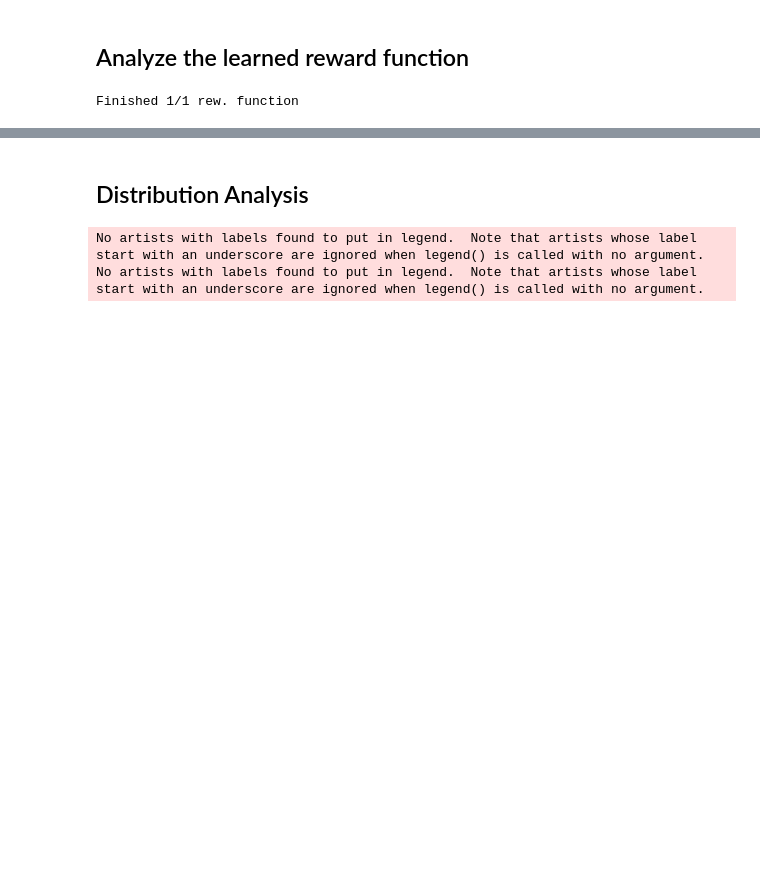
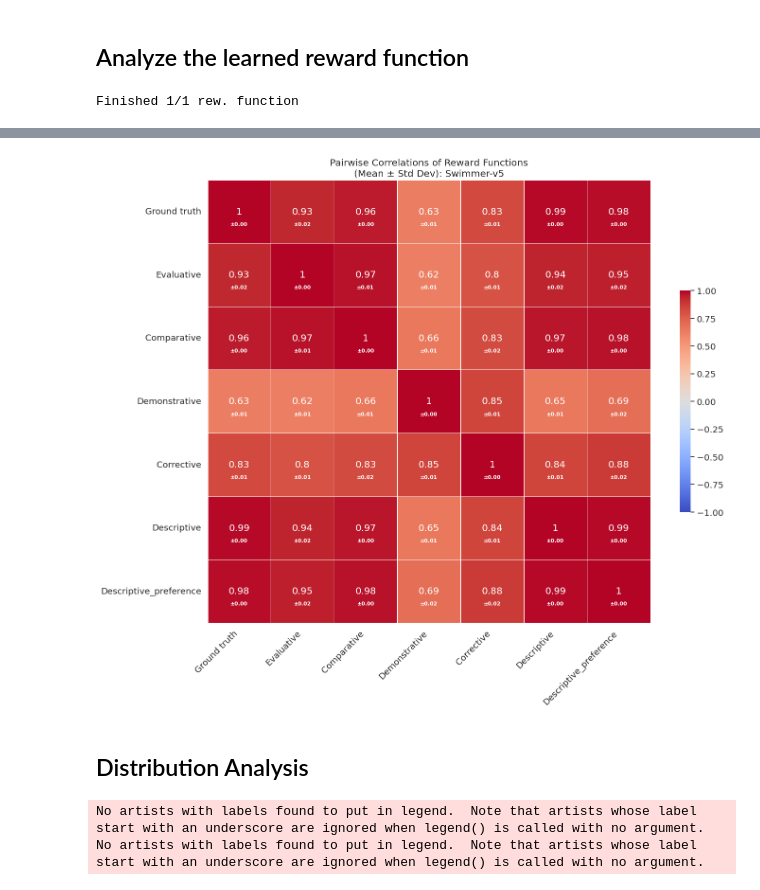
Before and after one commit to ymetz/multi-type-feedback, a Jupyter notebook: rlhf/Analyze_Reward_Model_Predictions.ipynb, the cells around one changed output, grey strips where cells are left out. Saved outputs shown, nothing was run; the diff lists cells and outputs as text; code cells hidden in the pictures; blank space fills up the shorter version.

```diff
--- a/rlhf/Analyze_Reward_Model_Predictions.ipynb
+++ b/rlhf/Analyze_Reward_Model_Predictions.ipynb
@@ -107,0 +109,80 @@ pairwise_correlation_heatmap(np.array(pred_rewards).squeeze(), [rt.capitalize()
+# %%
+import numpy as np
+import matplotlib.pyplot as plt
+import seaborn as sns
+from scipy.stats import pearsonr
+import torch
+import pickle
+import os
+
+def pairwise_correlation_heatmap(rewards_list, names=None, noise=0.0, env="HalfCheetah-v5"):
+    # Ensure rewards_list is a list of numpy arrays
+    rewards_list = [np.array(rewards).squeeze() for rewards in rewards_list]
+
+    n_functions = rewards_list[0].shape[0]
+    n_samples = len(rewards_list)
+
+    # Initialize matrices for mean correlations and standard deviations
+    mean_corr_matrix = np.zeros((n_functions, n_functions))
+    std_corr_matrix = np.zeros((n_functions, n_functions))
+
+    # Compute correlations for each sample
+    for i in range(n_functions):
+        for j in range(n_functions):
+            correlations = []
+            for rewards in rewards_list:
+                corr, _ = pearsonr(rewards[i], rewards[j])
+                correlations.append(corr)
+
+            mean_corr_matrix[i, j] = np.mean(correlations)
+            std_corr_matrix[i, j] = np.std(correlations)
+
+    # Create heatmap
+    plt.figure(figsize=(15, 12))
+    sns.set(font_scale=1.2)
+
+    # Plot mean correlations
+    heatmap = sns.heatmap(mean_corr_matrix, annot=True, cmap='coolwarm', vmin=-1, vmax=1, center=0,
+                          square=True, linewidths=.5, cbar_kws={"shrink": .5},
+                          annot_kws={"color": "white"})
+
+    # Add standard deviations as text
+    for i in range(n_functions):
+        for j in range(n_functions):
+            text = heatmap.text(j + 0.5, i + 0.7, f'±{std_corr_matrix[i, j]:.2f}',
+                                ha='center', va='center', color='white', fontweight='bold')
+            text.set_fontsize(8)
+
+    # Set labels
+    if names is None:
+        names = [f'Reward {i+1}' for i in range(n_functions)]
+    plt.xticks(np.arange(n_functions) + 0.5, names, rotation=45, ha='right')
+    plt.yticks(np.arange(n_functions) + 0.5, names, rotation=0)
+
+    plt.title(f'Pairwise Correlations of Reward Functions\n(Mean ± Std Dev): {env}')
+    plt.tight_layout()
+
+    plt.savefig(f"corr_plot_{env}_noise_{noise}.png")
+
+# Example usage
+# pred_rewards_list = [np.array(...), np.array(...), ...]  # List of multiple pred_rewards arrays
+# in_names = ['reward1', 'reward2', ...]
+# pairwise_correlation_heatmap(pred_rewards_list, [name.capitalize() for name in in_names])
+
+env = "Swimmer-v5"
+algo = "ppo"
+noise = 0.0
+
+all_pred_rewards = []
+for seed in [912391, 330]:
+    with open(os.path.join("correlation_data", f"corr_{env}_{algo}_noise_{noise}_{seed}.pkl"), "rb") as load_file:
+        print(load_file)
+        load_rewards = pickle.load(load_file)
+        pred_rewards = np.array(load_rewards)
+    all_pred_rewards.append(pred_rewards)
+
+rew_fn_types = ["evaluative", "comparative", "demonstrative", "corrective", "descriptive", "descriptive_preference"]
+in_names = ["Ground Truth"] + rew_fn_types
+
+pairwise_correlation_heatmap(all_pred_rewards, [name.capitalize() for name in in_names], noise=noise, env=env)
+# %% [output]
@@ -108,3 +191,4 @@ pairwise_correlation_heatmap(np.array(pred_rewards).squeeze(), [rt.capitalize()
+[figure, added]
 # %% [markdown]
 ## Distribution Analysis
 # %%
```
Also changed, not shown: parts of 7 cells of this notebook, 6 other files.
